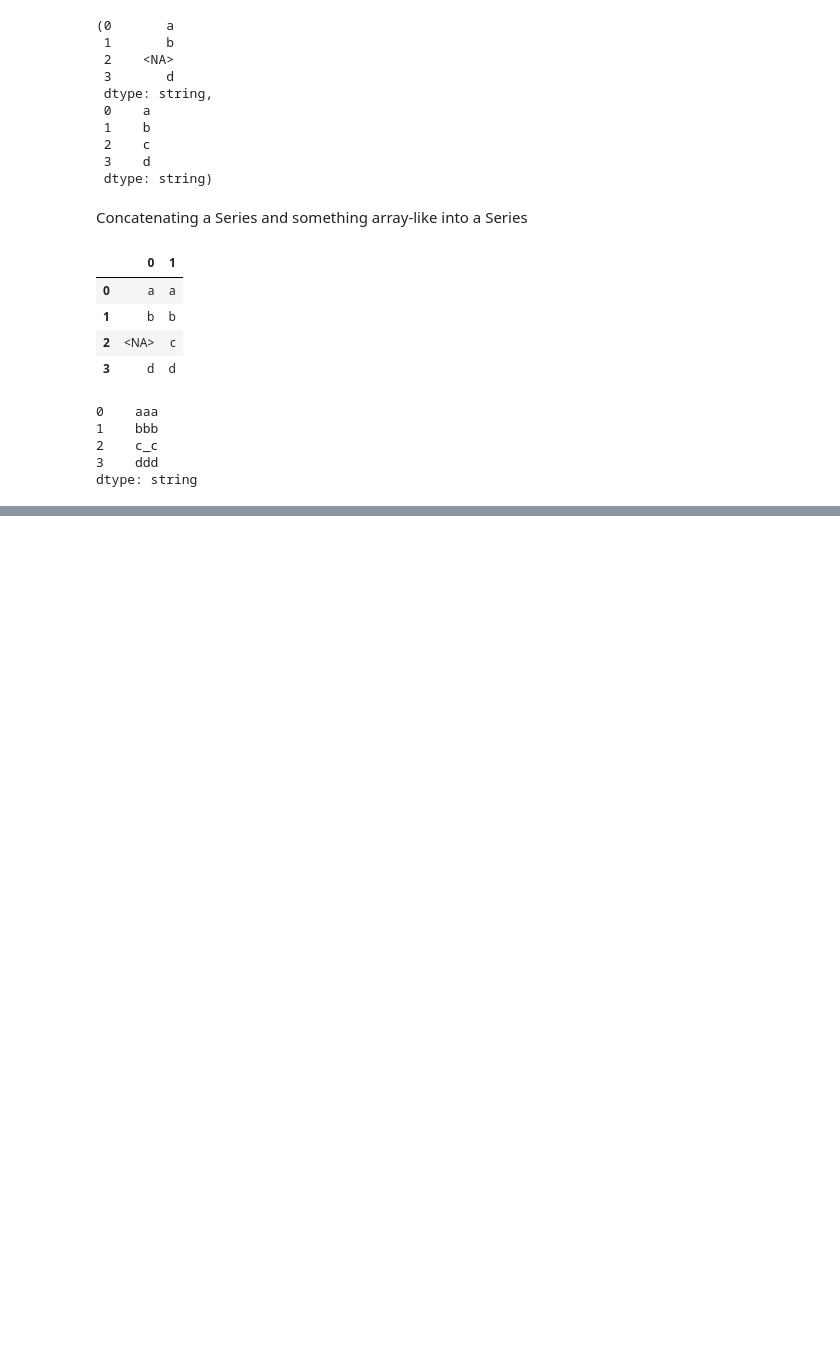
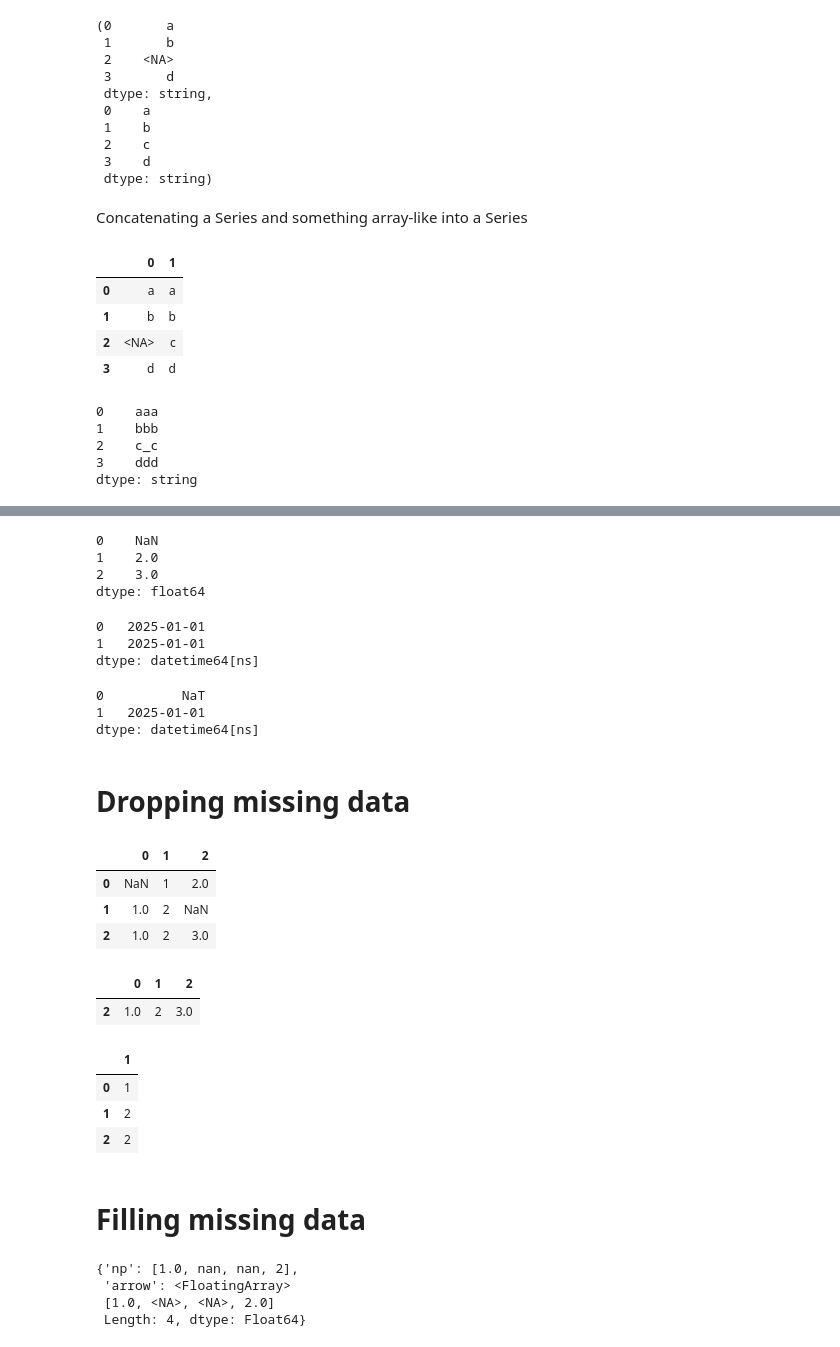
Before and after one commit to R123gh/Data-cleaning-project-, a Jupyter notebook: 6_pandas.ipynb, the cells around one changed output, grey strips where cells are left out. Saved outputs shown, nothing was run; the diff lists cells and outputs as text; code cells hidden in the pictures; blank space fills up the shorter version.

```diff
--- a/6_pandas.ipynb
+++ b/6_pandas.ipynb
@@ -330,0 +435,14 @@ dtype: string
+# %%
+ser
+# %% [output]
+0    NaN
+1    2.0
+2    3.0
+dtype: float64
+# %%
+ser = pd.Series([pd.Timestamp("2025"), pd.Timestamp("2025")])
+ser
+# %% [output]
+0   2025-01-01
+1   2025-01-01
+dtype: datetime64[ns]
@@ -330,0 +451,38 @@ dtype: string
+# %%
+ser
+# %% [output]
+0          NaT
+1   2025-01-01
+dtype: datetime64[ns]
+# %% [markdown]
+# Dropping missing data
+# %%
+df = pd.DataFrame([[np.nan, 1, 2], [1, 2, np.nan], [1, 2, 3]])
+df
+# %% [output]
+|  | 0 | 1 | 2 |
+| 0 | NaN | 1 | 2.0 |
+| 1 | 1.0 | 2 | NaN |
+| 2 | 1.0 | 2 | 3.0 |
+# %%
+df.dropna()
+# %% [output]
+|  | 0 | 1 | 2 |
+| 2 | 1.0 | 2 | 3.0 |
+# %%
+df.dropna(axis=1)
+# %% [output]
+|  | 1 |
+| 0 | 1 |
+| 1 | 2 |
+| 2 | 2 |
+# %% [markdown]
+# Filling missing data
+# %%
+data = {"np": [1.0, np.nan, np.nan, 2], "arrow": pd.array([1.0, pd.NA, pd.NA, 2]) }
+data
+# %% [output]
+{'np': [1.0, nan, nan, 2],
+ 'arrow': <FloatingArray>
+ [1.0, <NA>, <NA>, 2.0]
+ Length: 4, dtype: Float64}
```
Also changed, not shown: parts of 26 cells of this notebook.
